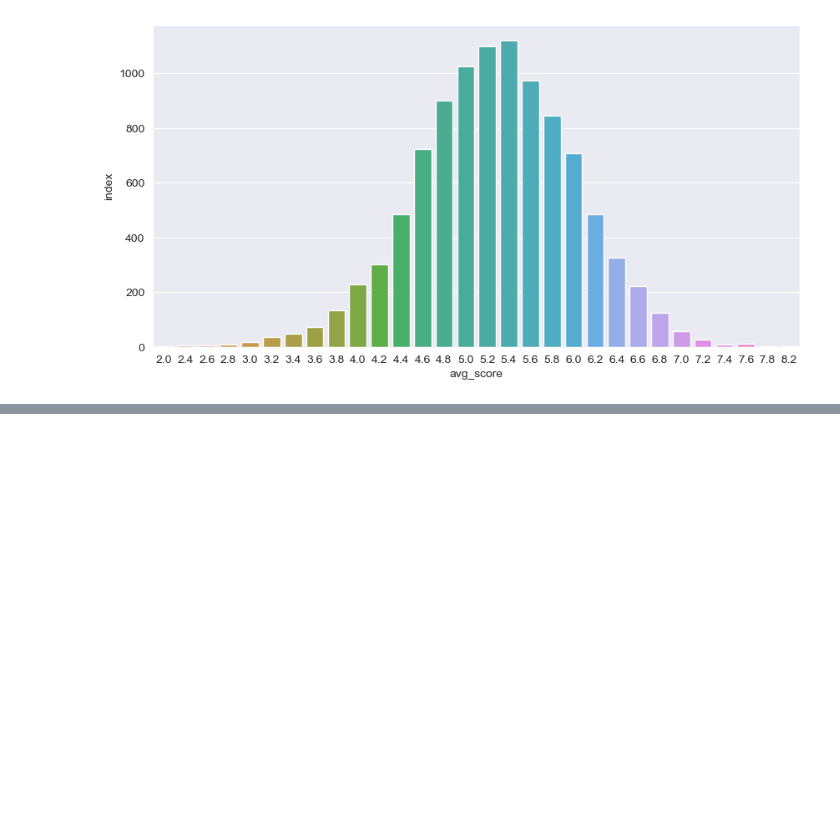
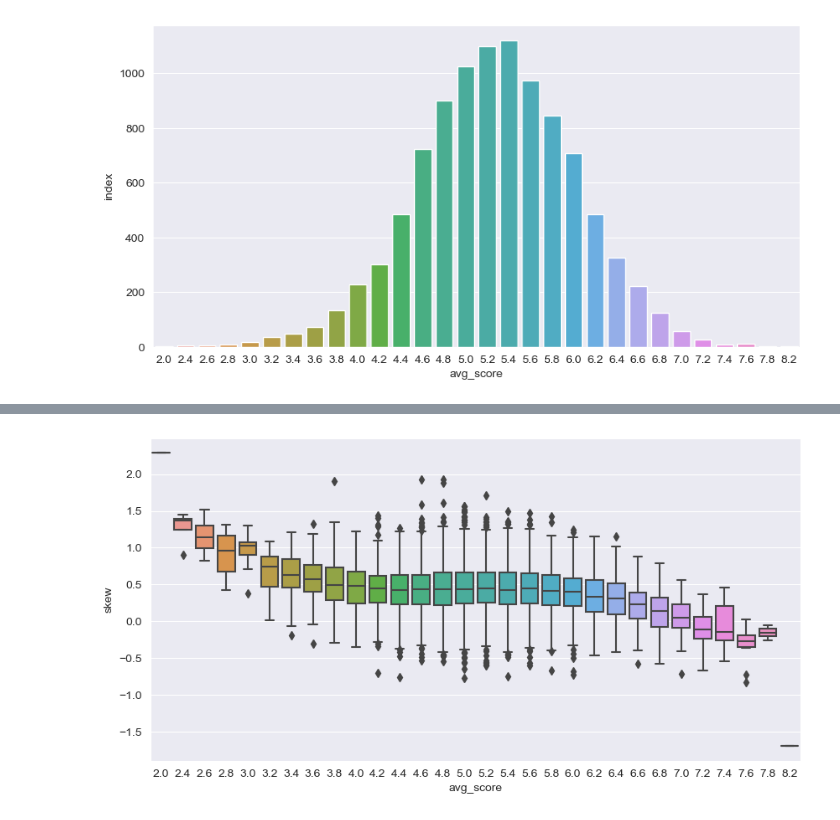
Before and after one commit to origin-coding/aesthetic, a Jupyter notebook: notebooks/analyze_ava.ipynb, the cells around one changed output, grey strips where cells are left out. Drawn from its saved outputs; the diff is of its cells as text; code cells hidden in the pictures; blank space fills up the shorter version.

```diff
--- a/notebooks/analyze_ava.ipynb
+++ b/notebooks/analyze_ava.ipynb
@@ -31,0 +105,5 @@ ax.figure.set_size_inches(10, 5)
+# %%
+ax = sns.boxplot(ava_data, x="avg_score", y="skew")
+ax.figure.set_size_inches(10, 5)
+# %% [output]
+[figure, added]
```
Also changed, not shown: parts of 12 cells of this notebook.
